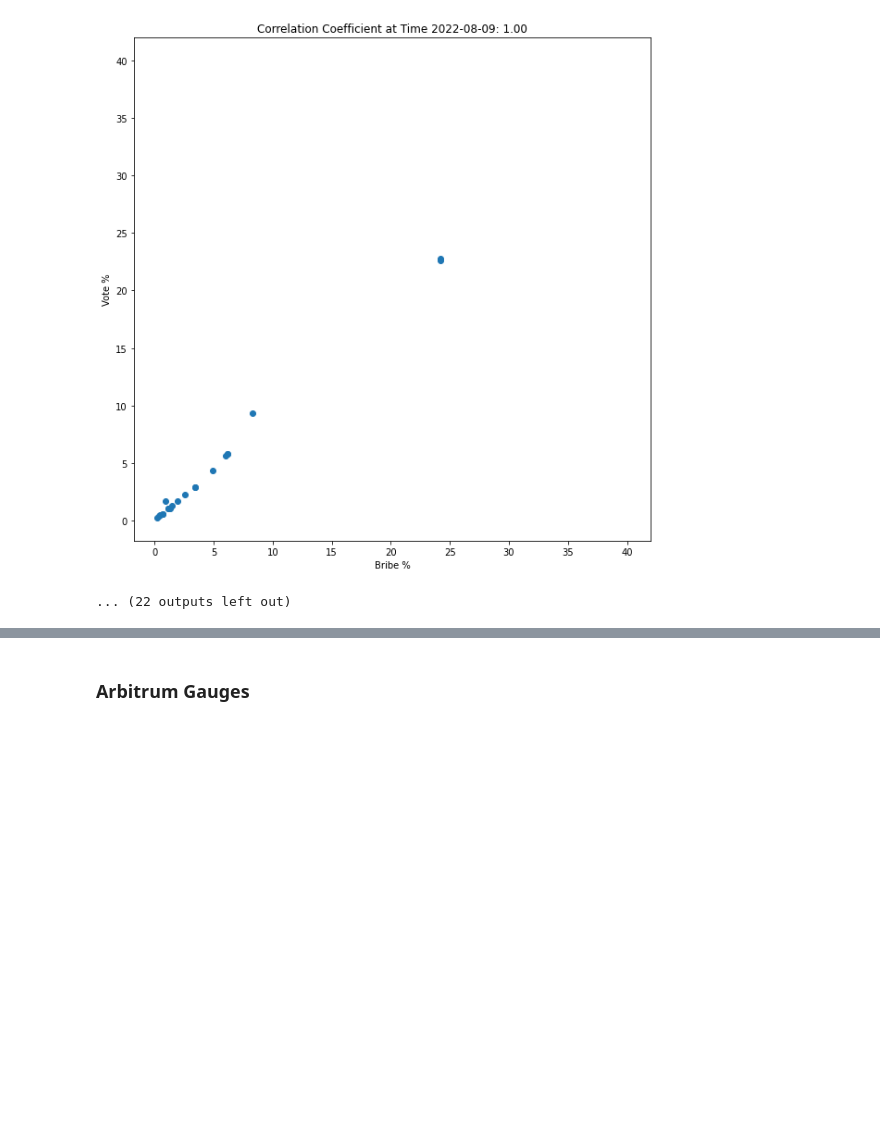
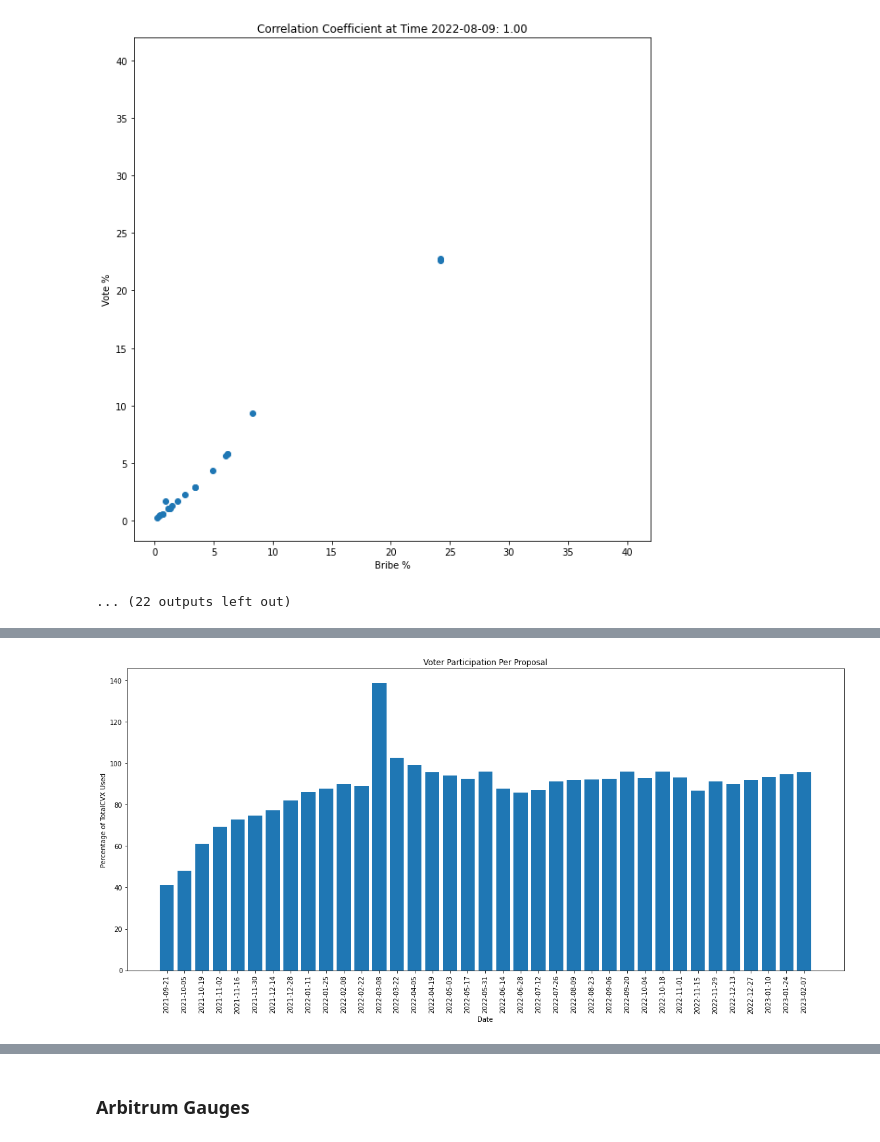
Before and after one commit to DoominEth/Web3DataSandbox, a Jupyter notebook: Untitled.ipynb, the cells around one changed output, grey strips where cells are left out. Saved outputs shown, nothing was run; the diff lists cells and outputs as text; code cells hidden in the pictures; blank space fills up the shorter version.

```diff
--- a/Untitled.ipynb
+++ b/Untitled.ipynb
@@ -154,0 +145,3 @@ gaugeMap.drawAllGaugeProposalCorolation(gaugeMap.allMappingData, True)
+# %%
+gaugeProposalData = gaugeMap.voterParticipationGauge('cvx.eth',cvxLocked)
+# %% [output]
@@ -154,0 +150 @@ gaugeMap.drawAllGaugeProposalCorolation(gaugeMap.allMappingData, True)
+[figure, added]
```
Also changed, not shown: parts of 8 cells of this notebook, 1 other file.
